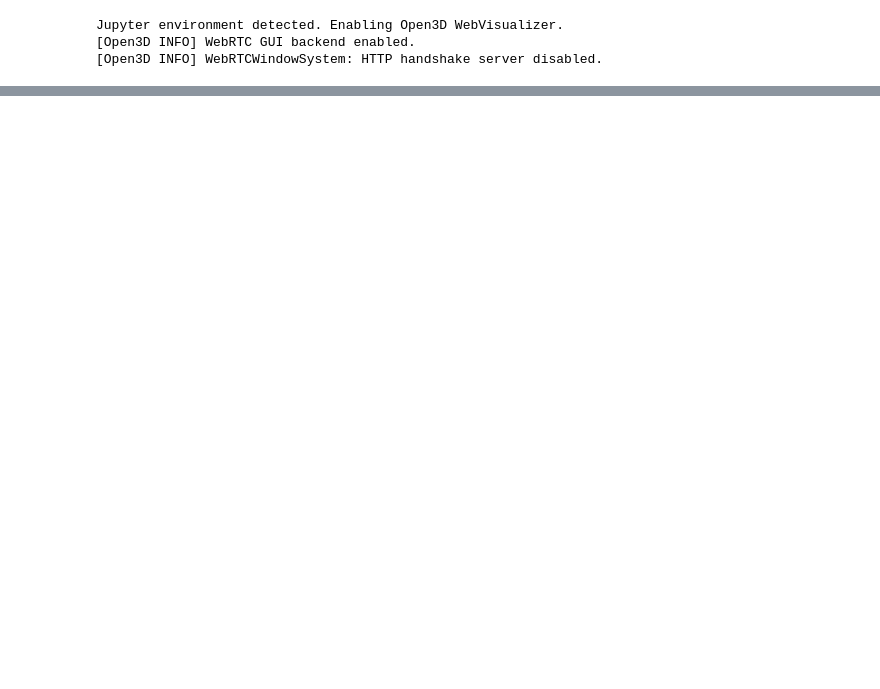
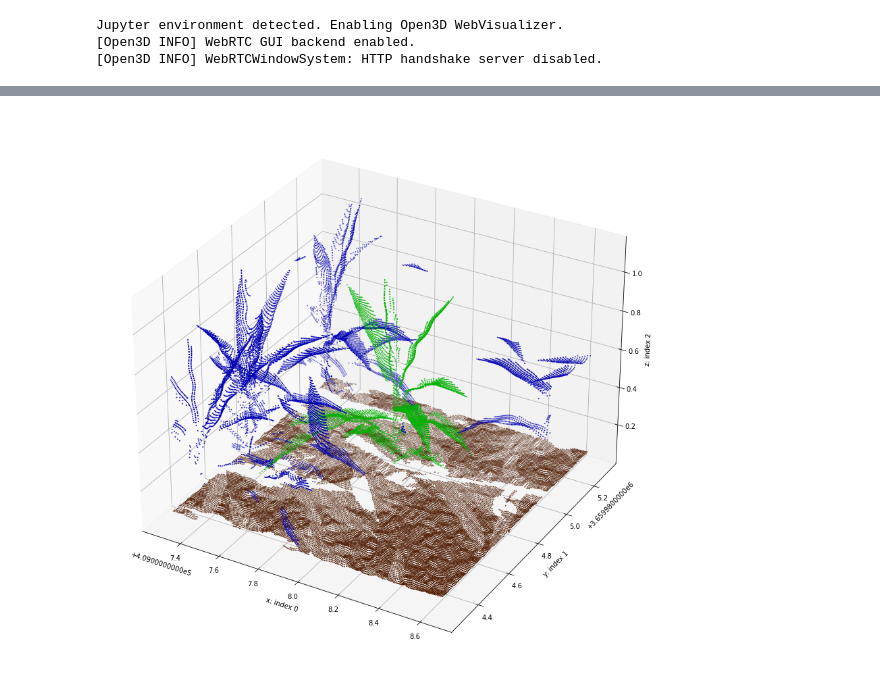
Before and after one commit to ariyanzri/PlantSegNet, a Jupyter notebook: notebooks/labeled_real_visualization.ipynb, the cells around one changed output, grey strips where cells are left out. Drawn from its saved outputs; the diff is of its cells as text; code cells hidden in the pictures; blank space fills up the shorter version.

```diff
--- a/notebooks/labeled_real_visualization.ipynb
+++ b/notebooks/labeled_real_visualization.ipynb
@@ -165,0 +151,20 @@ Number of ground truch leaf instances:  22
+# %%
+synthetic_pcd = load_pcd_plyfile_new_approach("/space/ariyanzarei/sorghum_segmentation/dataset/synthetic/2022-11-06/PointCloud/S11_61836.ply",False)
+points = synthetic_pcd["points_full"]
+labels = synthetic_pcd["labels_full"]
+
+colors = np.column_stack((labels,labels,labels)).astype("float32")
+colors[colors[:,0]==0,:] = [0.3, 0.1, 0]
+colors[colors[:,0]==1,:] = [0, 0.7, 0]
+colors[colors[:,0]==2,:] = [0, 0, 0.7]
+
+fig = plt.figure(figsize=(15,15))
+ax = fig.add_subplot(projection='3d')
+ax.scatter(points[:,0],points[:,1],points[:,2], s=1, c=colors)
+ax.set_xlabel("x: index 0")
+ax.set_ylabel("y: index 1")
+ax.set_zlabel("z: index 2")
+
+plt.show()
+# %% [output]
+[figure, added]
```
Also changed, not shown: parts of 6 cells of this notebook, 7 other files.
